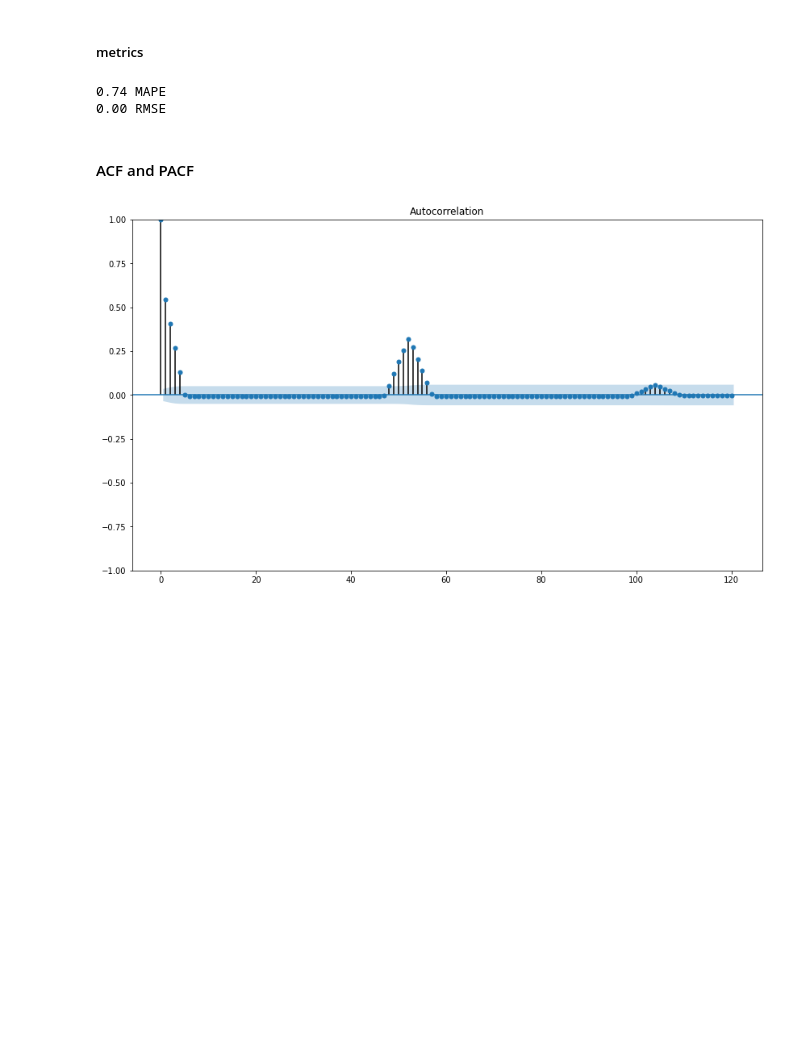
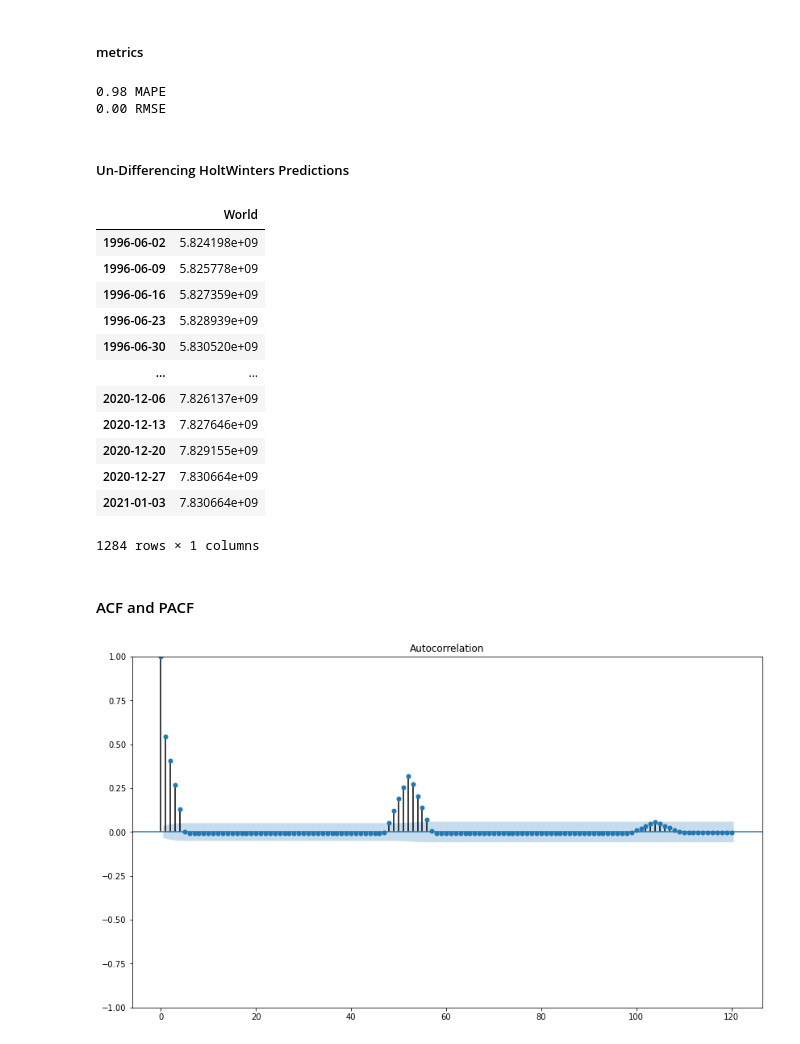
Before and after one commit to ProsperChuks/Population-Estimate-and-Projection, a Jupyter notebook: forecasts/world_pop_estimate.ipynb, the cells around one changed output. Saved outputs shown, nothing was run; the diff lists cells and outputs as text; code cells hidden in the pictures; blank space fills up the shorter version.

Commit message:
un-differencing v2

```diff
--- a/forecasts/world_pop_estimate.ipynb
+++ b/forecasts/world_pop_estimate.ipynb
@@ -180,3 +238,5 @@ model = ExponentialSmoothing(train_df['World'],
                              trend='add').fit()
 
 predict = model.forecast(1284)
+predict = pd.DataFrame(predict, columns=['World'])
+predict.set_index(test_df.index, inplace=True)
@@ -201,13 +242,0 @@ world_pop
-# %%
-def inv_diff (df_orig_column, df_diff_column, periods):
-  value = np.array(df_orig_column[:periods].tolist()+df_diff_column[periods:].tolist())
-  inv_diff_vals = diff_inv(value, periods, 1)[periods:]
-  #---------------------------------------------------------------
-  value = np.array(df_orig_column[:periods].tolist()+inv_diff_vals[periods:].tolist())
-  inv_diff_vals = diff_inv(value, periods, 1)[periods:]
-  global idv
-  idv = pd.DataFrame(inv_diff_vals)
-  idv.plot()
-  return inv_diff_vals
-
-inv_diff(world_pop.World, df_diff.World, 6000)
@@ -241,8 +257,30 @@ print('%.2f'%mape, 'MAPE')
 rmse = np.sqrt(mean_squared_error(np.array(test_df), np.array(predict)))
 print('%.2f'%rmse, 'RMSE')
 # %% [output]
-0.74 MAPE
+0.98 MAPE
 0.00 RMSE
+# %% [markdown]
+##### Un-Differencing HoltWinters Predictions
+# %%
+inv_diff(untest_df.World, predict.World, 6000)
+
+pred = idv.rename(columns={0: 'World'})
+pred.set_index(untest_df.index, inplace=True)
+pred
+# %% [output]
+|  | World |
+| 1996-06-02 | 5.824198e+09 |
+| 1996-06-09 | 5.825778e+09 |
+| 1996-06-16 | 5.827359e+09 |
+| 1996-06-23 | 5.828939e+09 |
+| 1996-06-30 | 5.830520e+09 |
+| ... | ... |
+| 2020-12-06 | 7.826137e+09 |
+| 2020-12-13 | 7.827646e+09 |
+| 2020-12-20 | 7.829155e+09 |
+| 2020-12-27 | 7.830664e+09 |
+| 2021-01-03 | 7.830664e+09 |
+1284 rows × 1 columns
 # %% [markdown]
 #### ACF and PACF
 # %%
```
Also changed, not shown: parts of 21 cells of this notebook.
